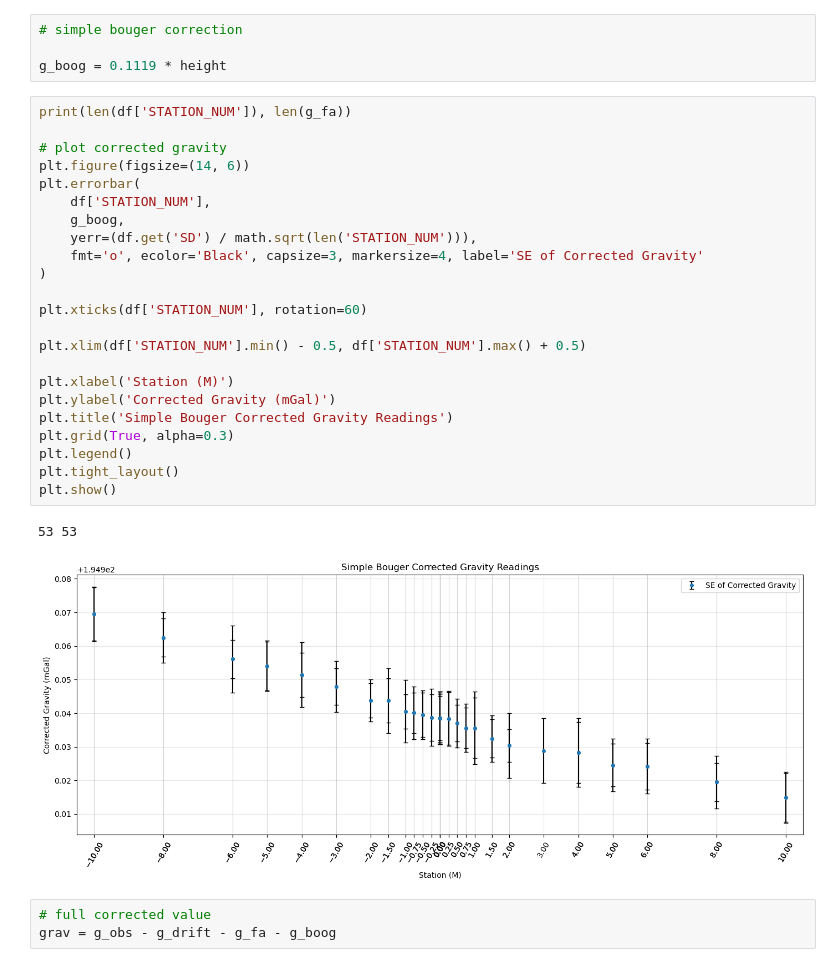
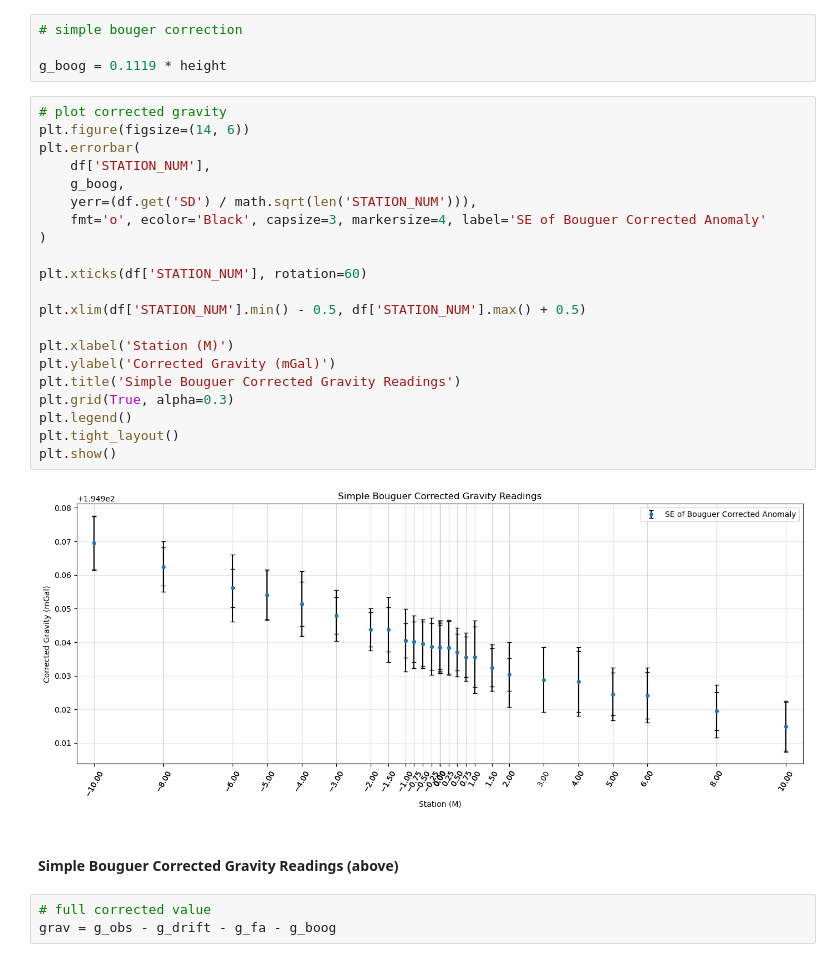
Before and after one commit to lillian-hanson/gpgn-318-328-notebooks, a Jupyter notebook: Labs/gravity/06-lab/06-Gravity-Tunnel-Hanson.ipynb, the cells around one changed output. Cells and saved outputs as stored; diff of their text form.

```diff
--- a/Labs/gravity/06-lab/06-Gravity-Tunnel-Hanson.ipynb
+++ b/Labs/gravity/06-lab/06-Gravity-Tunnel-Hanson.ipynb
@@ -243,31 +308,30 @@ plt.show()
 
 g_boog = 0.1119 * height
 # %%
-print(len(df['STATION_NUM']), len(g_fa))
-
 # plot corrected gravity
 plt.figure(figsize=(14, 6))
 plt.errorbar(
     df['STATION_NUM'],
     g_boog,
     yerr=(df.get('SD') / math.sqrt(len('STATION_NUM'))),
-    fmt='o', ecolor='Black', capsize=3, markersize=4, label='SE of Corrected Gravity'
+    fmt='o', ecolor='Black', capsize=3, markersize=4, label='SE of Bouguer Corrected Anomaly'
 )
 
 plt.xticks(df['STATION_NUM'], rotation=60)
 
 plt.xlim(df['STATION_NUM'].min() - 0.5, df['STATION_NUM'].max() + 0.5)
 
 plt.xlabel('Station (M)')
 plt.ylabel('Corrected Gravity (mGal)')
-plt.title('Simple Bouger Corrected Gravity Readings')
+plt.title('Simple Bouguer Corrected Gravity Readings')
 plt.grid(True, alpha=0.3)
 plt.legend()
 plt.tight_layout()
 plt.show()
 # %% [output]
-53 53
-[figure, old version]
+[figure, new version]
+# %% [markdown]
+#### Simple Bouguer Corrected Gravity Readings (above)
 # %%
 # full corrected value
 grav = g_obs - g_drift - g_fa - g_boog
```
Also changed, not shown: parts of 20 cells of this notebook.
